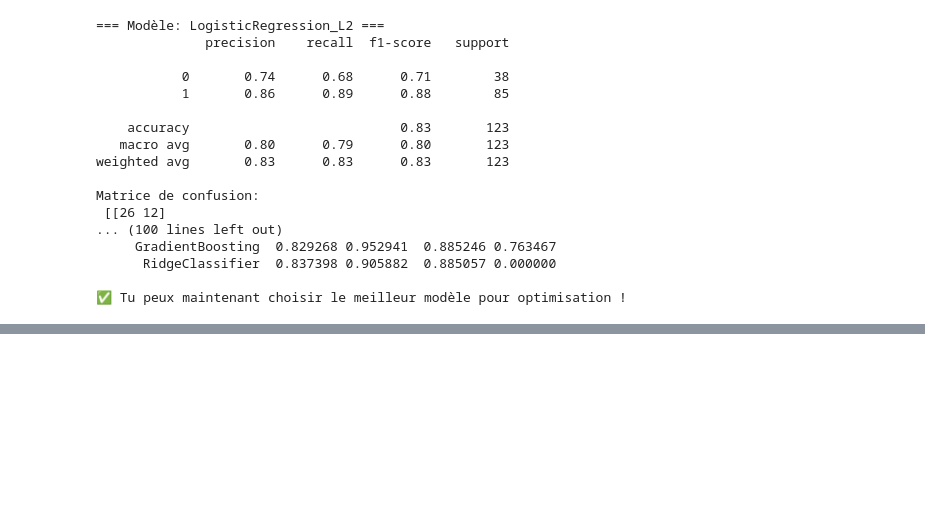
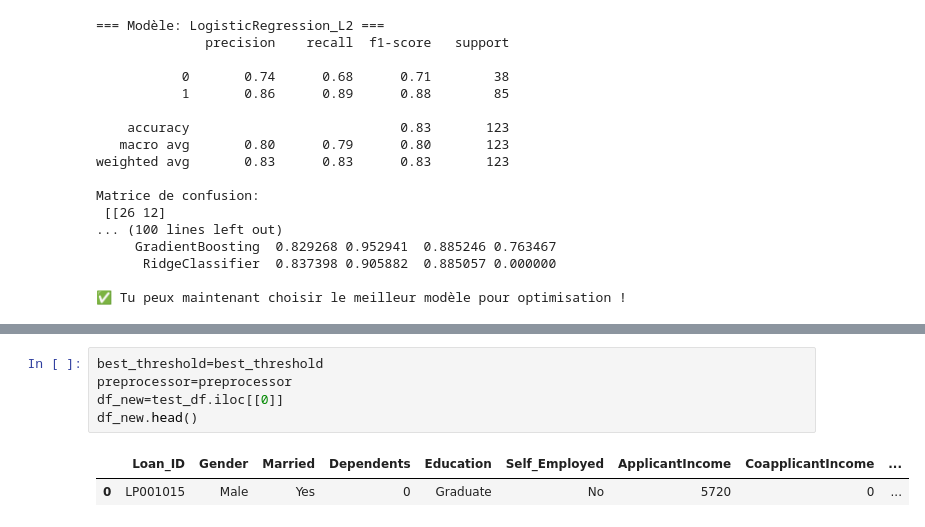
Before and after one commit to Just1919/Solvabilit-_d-un_client, a Jupyter notebook: client_credit_scoring_v1.ipynb, the cells around one changed output, grey strips where cells are left out. Drawn from its saved outputs; the diff is of its cells as text; blank space fills up the shorter version.

```diff
--- a/client_credit_scoring_v1.ipynb
+++ b/client_credit_scoring_v1.ipynb
@@ -902,0 +873,8 @@ Recall classe 0: 1.0000, Recall classe 1: 0.0000
+# %%
+best_threshold=best_threshold
+preprocessor=preprocessor
+df_new=test_df.iloc[[0]]
+df_new.head()
+# %% [output]
+|  | Loan_ID | Gender | Married | Dependents | Education | Self_Employed | ApplicantIncome | CoapplicantIncome | ... |
+| 0 | LP001015 | Male | Yes | 0 | Graduate | No | 5720 | 0 | ... |
```
Also changed, not shown: parts of 20 cells of this notebook.
